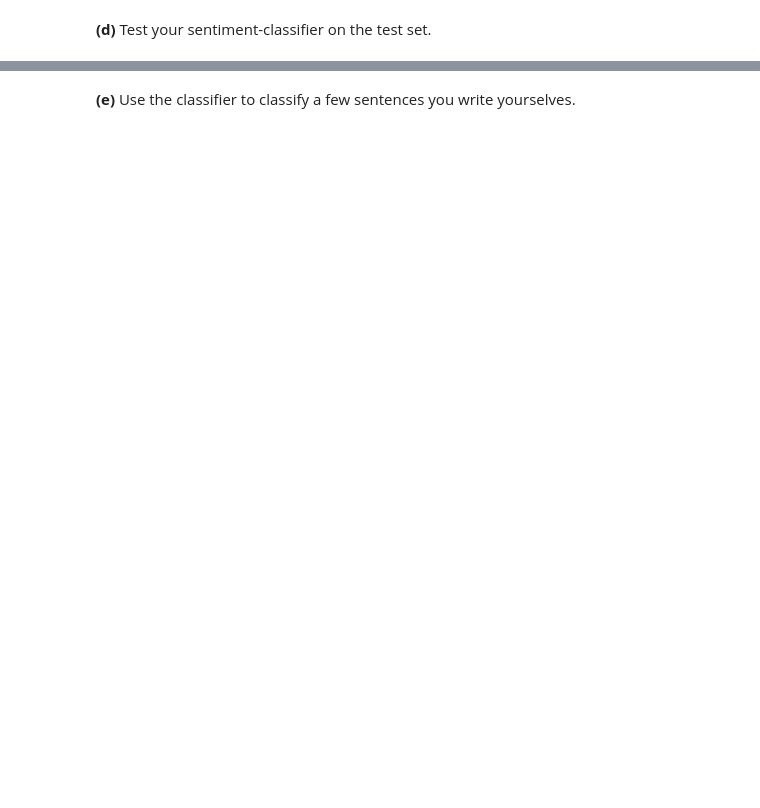
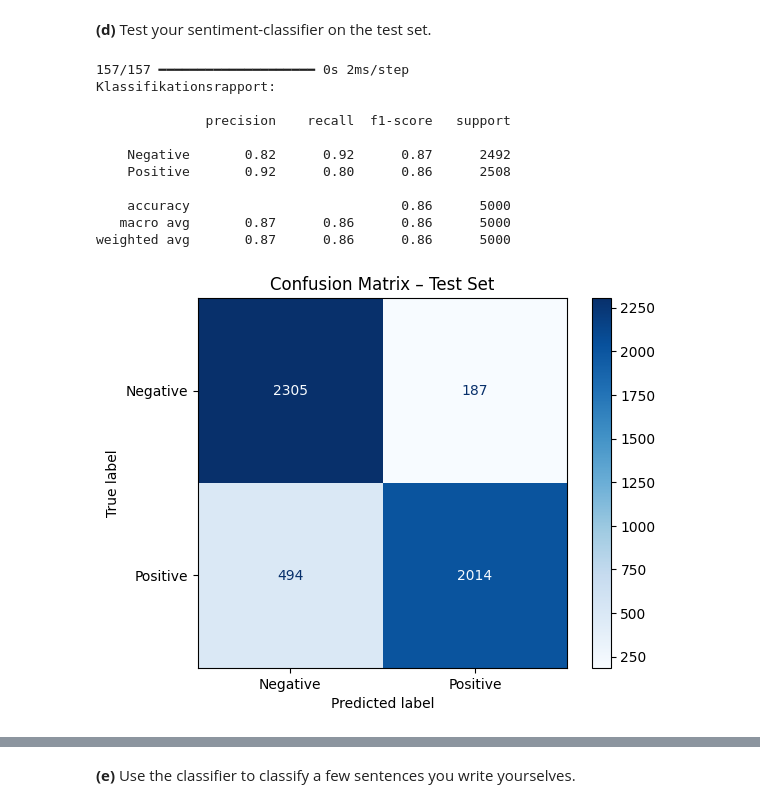
Before and after one commit to KatAamand/MAL, a Jupyter notebook: Assignment5/5. Neural networks I - Sentiment analysis.ipynb, the cells around one changed output, grey strips where cells are left out. Cells and saved outputs as stored; diff of their text form; code cells hidden in the pictures; blank space fills up the shorter version.

```diff
--- a/Assignment5/5. Neural networks I - Sentiment analysis.ipynb
+++ b/Assignment5/5. Neural networks I - Sentiment analysis.ipynb
@@ -111,2 +178,45 @@ model = models.Sequential([])
 # %% [markdown]
 **(d)** Test your sentiment-classifier on the test set.
+# %%
+# Efter træning og validering evaluerede jeg min sentiment-klassifikationsmodel på det tilbageholdte test-sæt. Det giver et retvisende billede af, hvor godt modellen generaliserer til nye anmeldelser. Jeg rapporterede både accuracy og loss – hvor accuracy angiver andelen af korrekt klassificerede anmeldelser, og loss viser hvor godt sandsynlighederne matcher de rigtige labels.
+
+# Efter træning og tuning evaluerede jeg modellen på test-sættet, som den aldrig har set før. Jeg brugte både accuracy, confusion matrix og en klassifikationsrapport med precision, recall og F1-score. Confusion matrix viser hvor mange anmeldelser der blev korrekt klassificeret som positive eller negative, og hvor fejlene ligger. Jeg satte sandsynlighedsgrænsen ved 0.5, hvilket betyder, at alt over 50% tolkes som positivt sentiment.
+
+from sklearn.metrics import classification_report, confusion_matrix, ConfusionMatrixDisplay
+
+# Forudsig klasser (baseret på sandsynligheder)
+y_pred_probs = model.predict(X_test_words)
+y_pred = (y_pred_probs > 0.5).astype(int).flatten()
+
+# Klassifikationsrapport
+report = classification_report(y_test, y_pred, target_names=["Negative", "Positive"])
+print("Klassifikationsrapport:\n")
+print(report)
+
+# Confusion matrix
+cm = confusion_matrix(y_test, y_pred)
+disp = ConfusionMatrixDisplay(confusion_matrix=cm, display_labels=["Negative", "Positive"])
+disp.plot(cmap="Blues")
+plt.title("Confusion Matrix – Test Set")
+plt.grid(False)
+plt.show()
+
+
+# Evaluér modellen på testdata
+test_loss, test_accuracy = model.evaluate(X_test_words, y_test, verbose=1)
+
+print(f"Test accuracy: {test_accuracy:.4f}")
+print(f"Test loss: {test_loss:.4f}")
+# %% [output]
+157/157 ━━━━━━━━━━━━━━━━━━━━ 0s 2ms/step
+Klassifikationsrapport:
+
+              precision    recall  f1-score   support
+
+    Negative       0.82      0.92      0.87      2492
+    Positive       0.92      0.80      0.86      2508
+
+    accuracy                           0.86      5000
+   macro avg       0.87      0.86      0.86      5000
+weighted avg       0.87      0.86      0.86      5000
+[figure, added]
```
Also changed, not shown: parts of 7 cells of this notebook.
